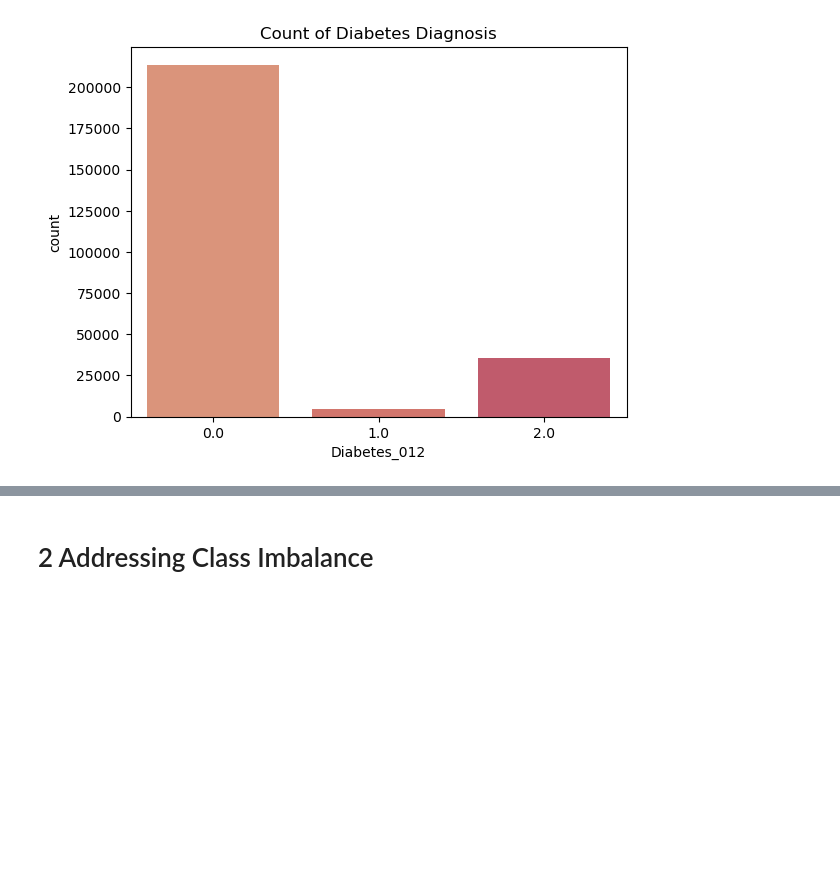
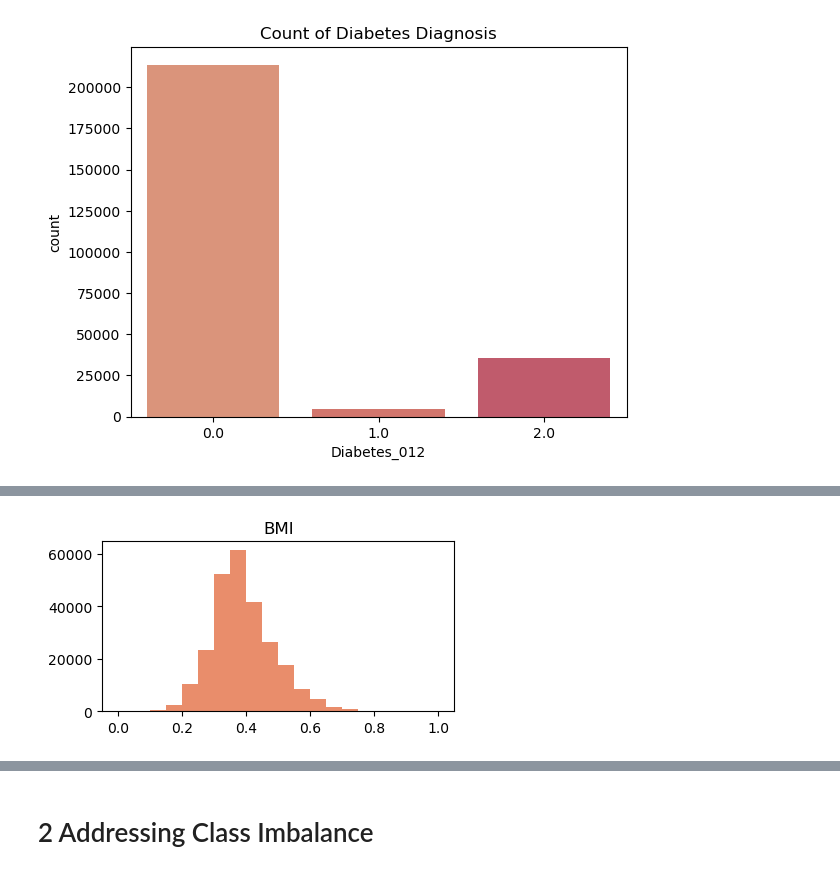
Before and after one commit to annalisa7/ML_project, a Jupyter notebook: baselineModel2.ipynb, the cells around one changed output, grey strips where cells are left out. Cells and saved outputs as stored; diff of their text form; code cells hidden in the pictures; blank space fills up the shorter version.

```diff
--- a/baselineModel2.ipynb
+++ b/baselineModel2.ipynb
@@ -126,0 +144,13 @@ sns.pairplot(data[['BMI','Income','Age','Education','GenHlth','MentHlth','PhysHl
+# %%
+out_cols = ['BMI']
+
+scaler = MinMaxScaler()
+
+plt.figure(figsize=(10,7.5))
+for i,col in enumerate(out_cols):
+    plt.subplot(3,2,i+1)
+    data[col] = scaler.fit_transform(np.log1p(data[col]).values.reshape(-1,1))
+    plt.hist(data[col], bins=20)
+    plt.title(f"{col}")
+# %% [output]
+[figure, added]
```
Also changed, not shown: parts of 23 cells of this notebook.
